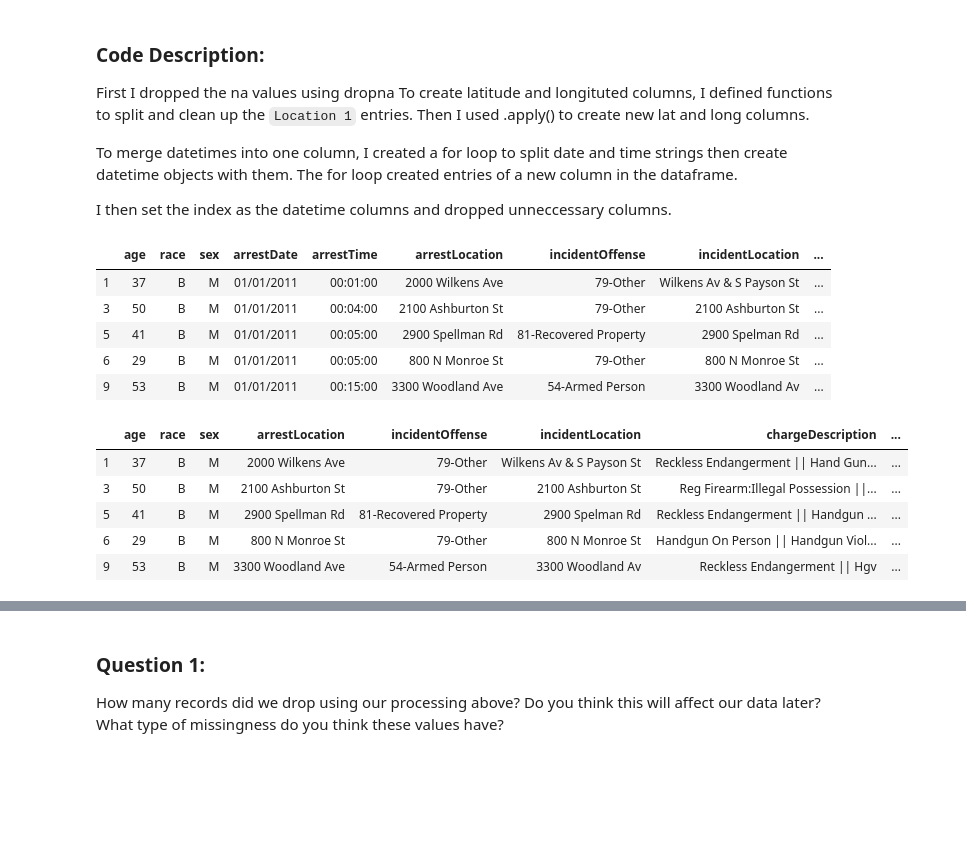
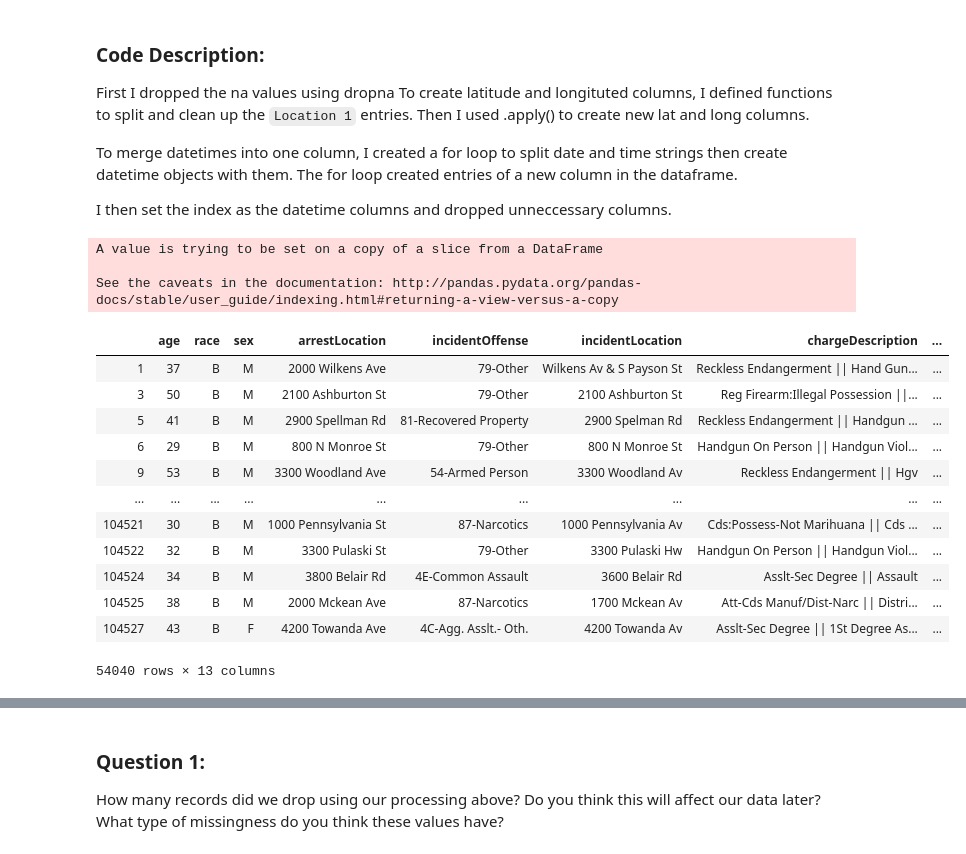
Before and after one commit to thegerrit/data_science, a Jupyter notebook: project3/Project3.ipynb, the cells around one changed output, grey strips where cells are left out. Saved outputs shown, nothing was run; the diff lists cells and outputs as text; code cells hidden in the pictures; blank space fills up the shorter version.

```diff
--- a/project3/Project3.ipynb
+++ b/project3/Project3.ipynb
@@ -71,38 +71,44 @@ raw_df["Latitude"] = raw_df["Location 1"].apply(get_lat)
 raw_df["Longitude"] = raw_df["Location 1"].apply(get_long)
 
 # Drop the arrest, post, charge, and the Location 1 column
-raw_df.drop(axis = 1, columns = ["arrest", "post", "charge", "Location 1"], inplace = True)
+# raw_df.drop(axis = 1, columns = ["arrest", "post", "charge", "Location 1"], inplace = True)
+raw_df.drop(axis = 1, columns = ["arrest", "post", "charge"], inplace = True)
-# %% [output]
-|  | age | race | sex | arrestDate | arrestTime | arrestLocation | incidentOffense | incidentLocation | ... |
-| 1 | 37 | B | M | 01/01/2011 | 00:01:00 | 2000 Wilkens Ave | 79-Other | Wilkens Av & S Payson St | ... |
-| 3 | 50 | B | M | 01/01/2011 | 00:04:00 | 2100 Ashburton St | 79-Other | 2100 Ashburton St | ... |
-| 5 | 41 | B | M | 01/01/2011 | 00:05:00 | 2900 Spellman Rd | 81-Recovered Property | 2900 Spelman Rd | ... |
-| 6 | 29 | B | M | 01/01/2011 | 00:05:00 | 800 N Monroe St | 79-Other | 800 N Monroe St | ... |
-| 9 | 53 | B | M | 01/01/2011 | 00:15:00 | 3300 Woodland Ave | 54-Armed Person | 3300 Woodland Av | ... |
 # %%
 # create a new columns using the arrays to initialize datetime objects
-for index, row in raw_df.iterrows():
+raw_df["arrestDateTime"] = pd.Series()
+for i, row in raw_df.iterrows():
     #split date and time into arrays
     date_array = re.split("/", row["arrestDate"])
     time_array = re.split(":", row["arrestTime"])
     #make a column with datetime object
-    raw_df['arrestDateTime'] = dt.datetime(
+    raw_df['arrestDateTime'][i] = dt.datetime(
         int(date_array[2]),
         int(date_array[0]),
         int(date_array[1]),
         int(time_array[0]),
         int(time_array[1]),
         int(time_array[2])
     )
 
 # drop arrestTime and arrestDate columns
 raw_df.drop(axis = 1, columns = ["arrestTime", "arrestDate"], inplace = True)
+raw_df
 # %% [output]
+A value is trying to be set on a copy of a slice from a DataFrame
+
+See the caveats in the documentation: http://pandas.pydata.org/pandas-docs/stable/user_guide/indexing.html#returning-a-view-versus-a-copy
 |  | age | race | sex | arrestLocation | incidentOffense | incidentLocation | chargeDescription | ... |
 | 1 | 37 | B | M | 2000 Wilkens Ave | 79-Other | Wilkens Av & S Payson St | Reckless Endangerment || Hand Gun... | ... |
 | 3 | 50 | B | M | 2100 Ashburton St | 79-Other | 2100 Ashburton St | Reg Firearm:Illegal Possession ||... | ... |
 | 5 | 41 | B | M | 2900 Spellman Rd | 81-Recovered Property | 2900 Spelman Rd | Reckless Endangerment || Handgun ... | ... |
 | 6 | 29 | B | M | 800 N Monroe St | 79-Other | 800 N Monroe St | Handgun On Person || Handgun Viol... | ... |
 | 9 | 53 | B | M | 3300 Woodland Ave | 54-Armed Person | 3300 Woodland Av | Reckless Endangerment || Hgv | ... |
+| ... | ... | ... | ... | ... | ... | ... | ... | ... |
+| 104521 | 30 | B | M | 1000 Pennsylvania St | 87-Narcotics | 1000 Pennsylvania Av | Cds:Possess-Not Marihuana || Cds ... | ... |
+| 104522 | 32 | B | M | 3300 Pulaski St | 79-Other | 3300 Pulaski Hw | Handgun On Person || Handgun Viol... | ... |
+| 104524 | 34 | B | M | 3800 Belair Rd | 4E-Common Assault | 3600 Belair Rd | Asslt-Sec Degree || Assault | ... |
+| 104525 | 38 | B | M | 2000 Mckean Ave | 87-Narcotics | 1700 Mckean Av | Att-Cds Manuf/Dist-Narc || Distri... | ... |
+| 104527 | 43 | B | F | 4200 Towanda Ave | 4C-Agg. Asslt.- Oth. | 4200 Towanda Av | Asslt-Sec Degree || 1St Degree As... | ... |
+54040 rows × 13 columns
 # %%
 #set index as datetimes
```
Also changed, not shown: parts of 19 cells of this notebook, 2 other files.
